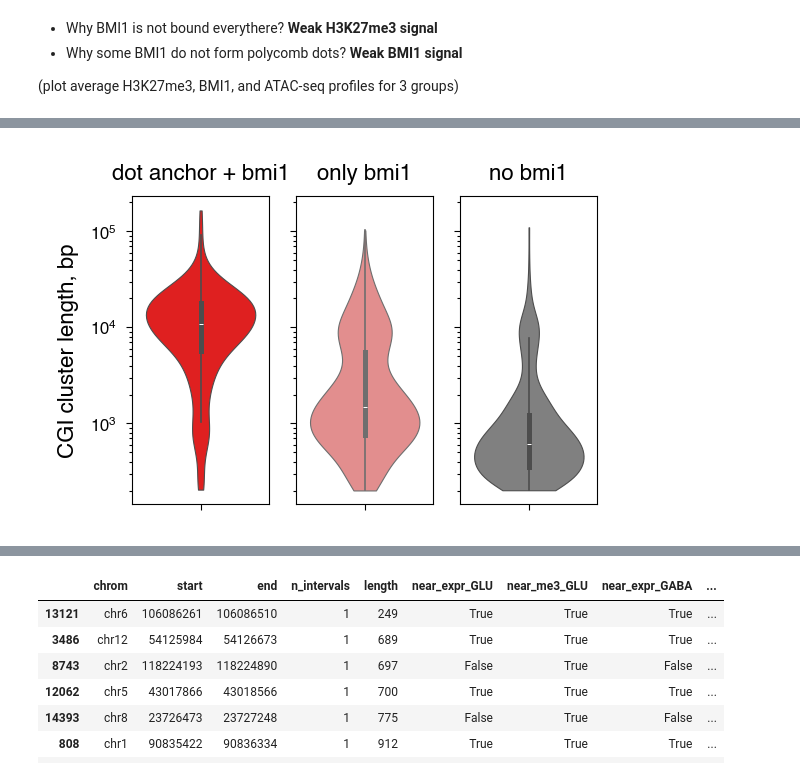
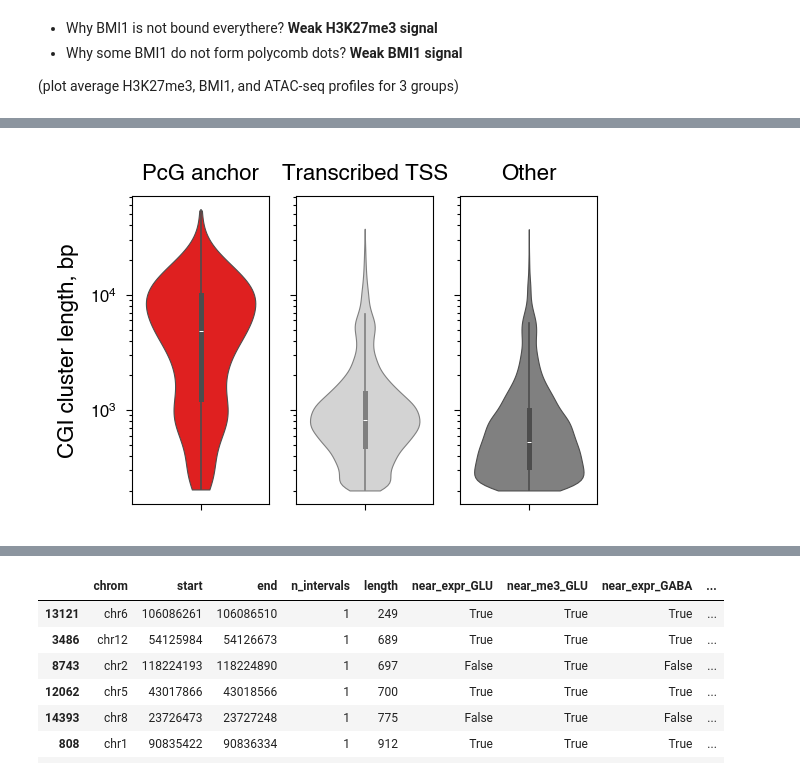
Before and after one commit to i-pletenev/polycomb_in_single_neurons_paper, a Jupyter notebook: code/cgi_motifs.ipynb, the cells around one changed output, grey strips where cells are left out. Cells and saved outputs as stored; diff of their text form; code cells hidden in the pictures.

```diff
--- a/code/cgi_motifs.ipynb
+++ b/code/cgi_motifs.ipynb
@@ -1172,14 +1212,14 @@ bf.overlap(hand_anch, atac_peak, how='inner', suffixes=['', '_atac'], return_ind
 # Load CGI
 # cgi_path = "/tank/projects/schizophrenia_2021/data/cpgIslandExt.hg38.flt.bed.gz"
 # cgi = bf.read_table(cgi_path, schema='bed3')
-cgi_path = "CpG_filtered.from_rina.bed.gz"
+cgi_path = "/tank/projects/polycomb/results/2025.04.10/CpG_filtered.from_rina.bed.gz"
 cgi_mrg = pd.read_table(cgi_path)
 
 # Drop bad chromosomes
 cgi_mrg = cgi_mrg.loc[cgi_mrg['chrom'].str.contains("^chr[0-9,X]*$")]
 
-# cgi_mrg = bf.merge(cgi_mrg, 5000)
-cgi_mrg = bf.merge(cgi_mrg, 10_000)
+cgi_mrg = bf.merge(cgi_mrg, 5_000)
+# cgi_mrg = bf.merge(cgi_mrg, 10_000)
 cgi_mrg['length'] = cgi_mrg['end'] - cgi_mrg['start']
 
 print(cgi_mrg.shape[0])
@@ -1266,7 +1306,7 @@ koz_cnts.loc[koz_cnts['gene.name'] == 'RNF220']
 # %%
 fig, axs = plt.subplots(2, 1, figsize=[5, 2], dpi=200)
 for i, ct in enumerate(['GLU', 'GABA']):
-    plot_df = cgi_mrg.loc[cgi_mrg[f'near_me3_{ct}'] & ~cgi[f'near_expr_{ct}']]
+    plot_df = cgi_mrg.loc[cgi_mrg[f'near_me3_{ct}'] & ~cgi_mrg[f'near_expr_{ct}']]
     # plot_df = cgi_mrg.loc[cgi_mrg[f'near_me3_{ct}']]
     n_plot_df = plot_df.shape[0]
 
@@ -1317,9 +1357,9 @@ prof_paths = {
 }
 
 me3_grps = {
-    'dot anchor + bmi1': cgi_mrg.loc[cgi_mrg[f"near_me3_{ct}"] & cgi_mrg['near_anch'] & cgi_mrg['near_bmi1'] & ~cgi[f'near_expr_{ct}']],
-    'only bmi1': cgi_mrg.loc[cgi_mrg[f"near_me3_{ct}"] & ~cgi_mrg['near_anch'] & cgi_mrg['near_bmi1'] & ~cgi[f'near_expr_{ct}']],
-    'no bmi1': cgi_mrg.loc[cgi_mrg[f"near_me3_{ct}"] & ~cgi_mrg['near_anch'] & ~cgi_mrg['near_bmi1'] & ~cgi[f'near_expr_{ct}']],
+    'dot anchor + bmi1': cgi_mrg.loc[cgi_mrg[f"near_me3_{ct}"] & cgi_mrg['near_anch'] & cgi_mrg['near_bmi1'] & ~cgi_mrg[f'near_expr_{ct}']],
+    'only bmi1': cgi_mrg.loc[cgi_mrg[f"near_me3_{ct}"] & ~cgi_mrg['near_anch'] & cgi_mrg['near_bmi1'] & ~cgi_mrg[f'near_expr_{ct}']],
+    'no bmi1': cgi_mrg.loc[cgi_mrg[f"near_me3_{ct}"] & ~cgi_mrg['near_anch'] & ~cgi_mrg['near_bmi1'] & ~cgi_mrg[f'near_expr_{ct}']],
 }
 # me3_grps = {
 #     'dot anchor + bmi1': cgi_mrg.loc[cgi_mrg[f"near_me3_{ct}"] & cgi_mrg['near_anch'] & cgi_mrg['near_bmi1']],
@@ -1365,0 +1406,11 @@ plt.tight_layout()
+# %%
+fig, axs = plt.subplots(1, 3, figsize=[3, 2], dpi=200, sharey=True)
+grp_color = ['red', 'lightcoral', 'grey']
+
+for i, (grp_name, grp_df) in enumerate(me3_grps.items()):
+    ax = axs[i]
+    # sns.boxplot(data=grp_df, y='length', ax=ax, linewidth=0.4,
+    #                showfliers=False, color=grp_color[i])
+    sns.violinplot(data=grp_df, y='length', ax=ax, linewidth=0.4, color=grp_color[i], cut=0, log_scale=[False, 10])
+    ax.set_title(grp_name)
+    ax.set_ylabel('CGI cluster length, bp')
@@ -1366,14 +1419,22 @@ plt.tight_layout()
 # %%
 fig, axs = plt.subplots(1, 3, figsize=[3, 2], dpi=200, sharey=True)
-grp_color = ['red', 'lightcoral', 'grey']
+grp_color = ['red', 'lightgrey', 'grey']
+
+me3_grps = {
+    'PcG anchor': cgi_mrg.loc[cgi_mrg['near_anch']],
+    'Transcribed TSS': cgi_mrg.loc[~cgi_mrg['near_anch'] & cgi_mrg[f'near_expr_{ct}']],
+    'Other': cgi_mrg.loc[~cgi_mrg['near_anch'] & ~cgi_mrg[f'near_expr_{ct}']],
+}
 
 for i, (grp_name, grp_df) in enumerate(me3_grps.items()):
     ax = axs[i]
     # sns.boxplot(data=grp_df, y='length', ax=ax, linewidth=0.4,
     #                showfliers=False, color=grp_color[i])
     sns.violinplot(data=grp_df, y='length', ax=ax, linewidth=0.4, color=grp_color[i], cut=0, log_scale=[False, 10])
     ax.set_title(grp_name)
     ax.set_ylabel('CGI cluster length, bp')
+
+# plt.savefig("CGI_cluster_length.pdf", bbox_inches='tight')
 # %% [output]
-[figure, old version]
+[figure, new version]
 # %%
```
Also changed, not shown: parts of 32 cells of this notebook, 10 other files.
